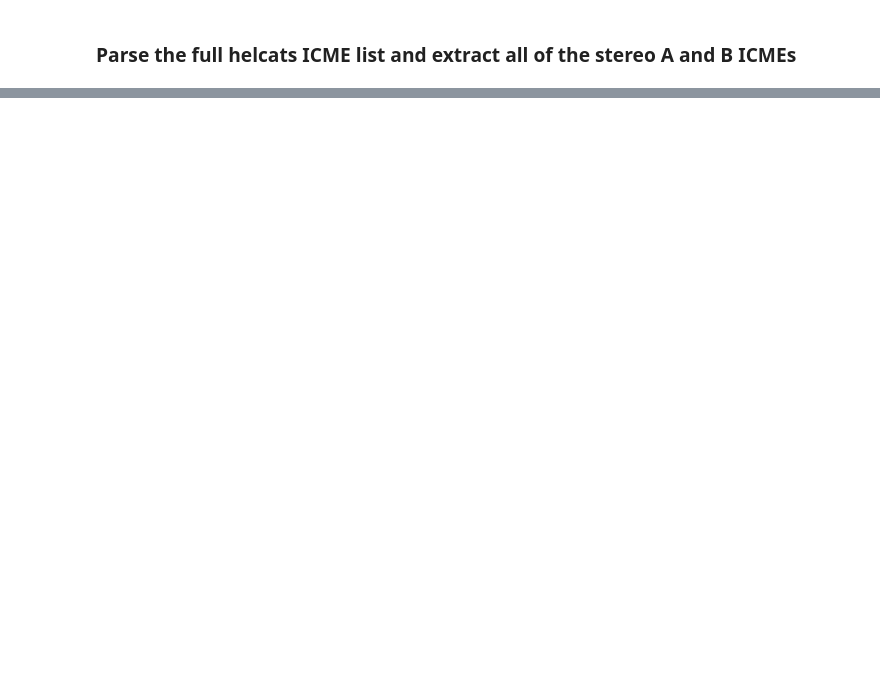
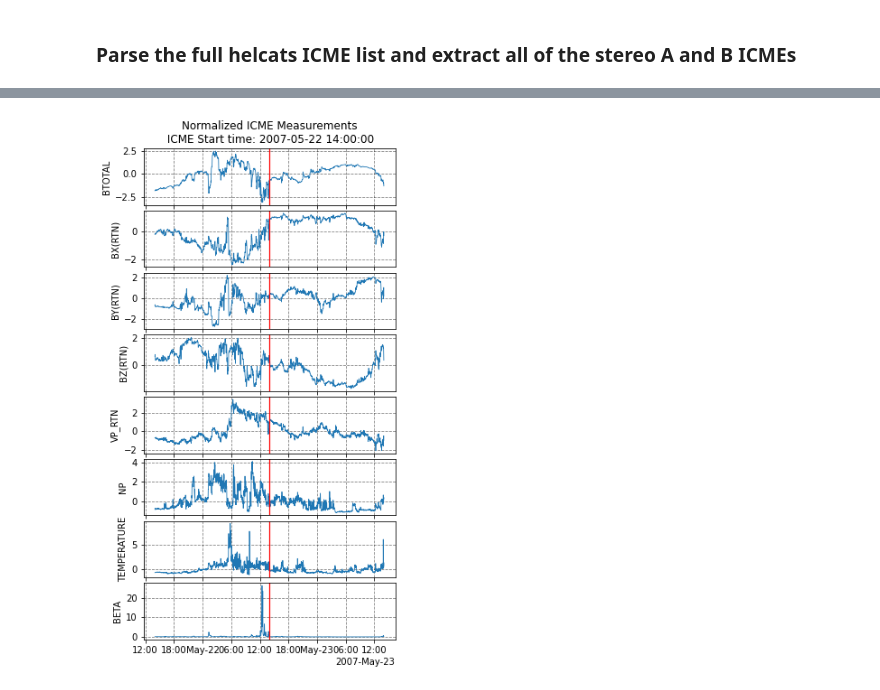
Before and after one commit to nmiles2718/aos_c204_final_project, a Jupyter notebook: notebooks/data_exploration.ipynb, the cells around one changed output, grey strips where cells are left out. Drawn from its saved outputs; the diff is of its cells as text; code cells hidden in the pictures; blank space fills up the shorter version.

```diff
--- a/notebooks/data_exploration.ipynb
+++ b/notebooks/data_exploration.ipynb
@@ -108,0 +150,4 @@ Canvas(toolbar=Toolbar(toolitems=[('Home', 'Reset original view', 'home', 'home'
+# %%
+sta_data_cut_df = sta_data_df[cols_of_interest]
+# %%
+sta_data_cut_df = sta_data_cut_df[sta_data_cut_df.gt(-1e30)].dropna().sort_index()
@@ -108,0 +156,4 @@ Canvas(toolbar=Toolbar(toolitems=[('Home', 'Reset original view', 'home', 'home'
+# %%
+sta_data_cut_df = sta_data_cut_df[~sta_data_cut_df['NP'].lt(0)]
+sta_data_cut_df = sta_data_cut_df[~sta_data_cut_df['TEMPERATURE'].lt(0)]
+sta_data_cut_df = sta_data_cut_df[~sta_data_cut_df['BETA'].lt(0)]
@@ -108,0 +207,20 @@ Canvas(toolbar=Toolbar(toolitems=[('Home', 'Reset original view', 'home', 'home'
+# %%
+def quality_check_plot(stereo_df, icme_date, window_size=dt.timedelta(days=5), cols=[], normalize=True):
+    fig, axes = plt.subplots(nrows=len(cols), ncols=1, figsize=(5,10), gridspec_kw={'hspace':0.1}, sharex=True)
+    icme_window = slice(icme_date - window_size, icme_date + window_size)
+    icme_data = stereo_df[icme_window][cols]
+    for col, ax in zip(cols, axes):
+        x = icme_data.index
+        if normalize:
+            y = StandardScaler().fit_transform(icme_data[col].values.reshape(-1,1)).flatten()
+        else:
+            y = icme_data[col]
+        ax.plot(x, y, lw=0.8)
+        ax.set_ylabel(col)
+#         mean, std = icme_data[col].mean(), icme_data[col].std()
+#         if 'temp' in col.lower() and not normalize:
+#             ax.set_yscale('log')
+        ax.grid(True, lw=0.8, ls='--', alpha=0.5, c='k')
+        ax.axvline(icme_date, ls='-', c='r', lw=1.25)
+    axes[0].set_title(f'Normalized ICME Measurements\n ICME Start time: {icme_date}')
+    return fig
@@ -108,0 +253,4 @@ Canvas(toolbar=Toolbar(toolitems=[('Home', 'Reset original view', 'home', 'home'
+# %%
+fig = quality_check_plot(sta_data_cut_df, sta_icme_df.index[1], window_size=dt.timedelta(days=1), cols=cols_of_interest, normalize=True)
+# %% [output]
+[figure, added]
```
Also changed, not shown: parts of 56 cells of this notebook, 4 other files.
